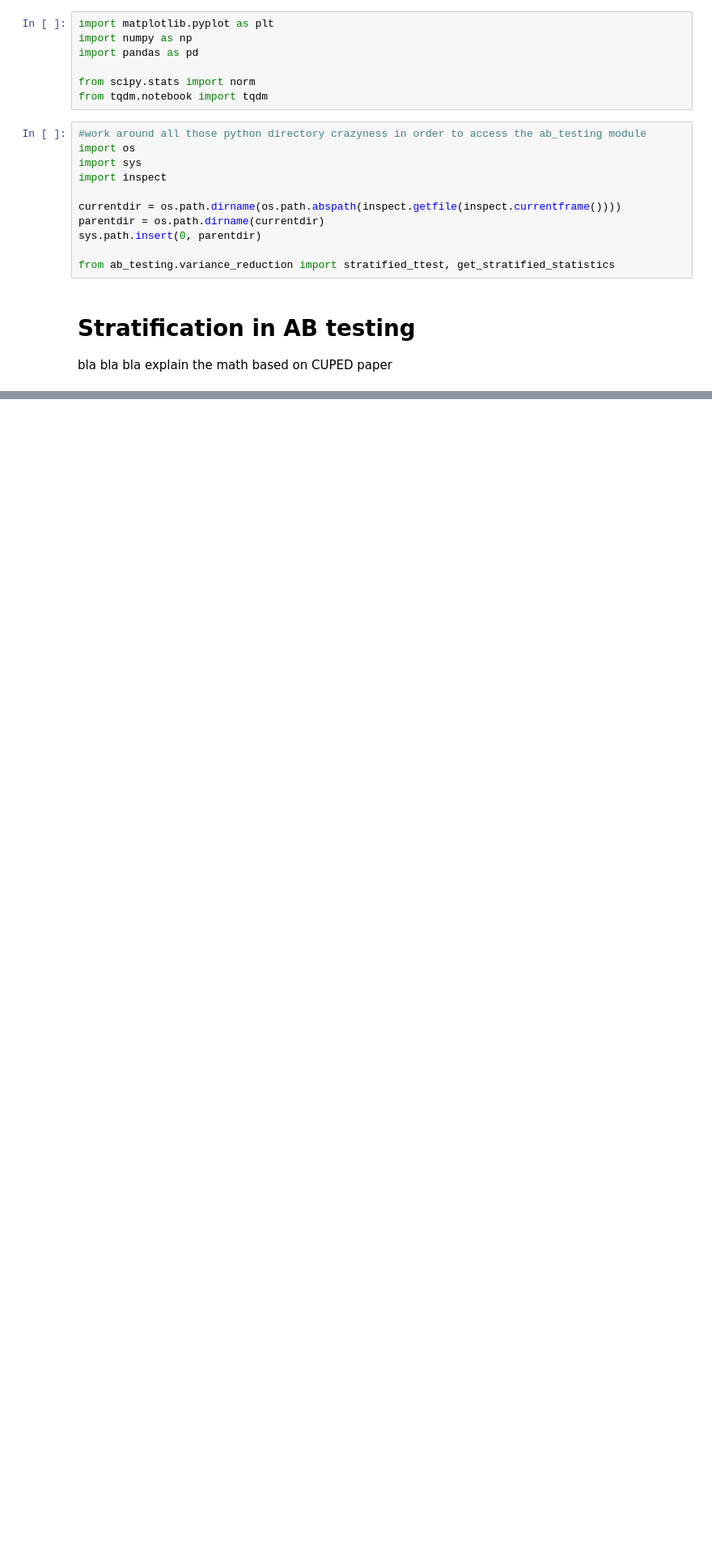
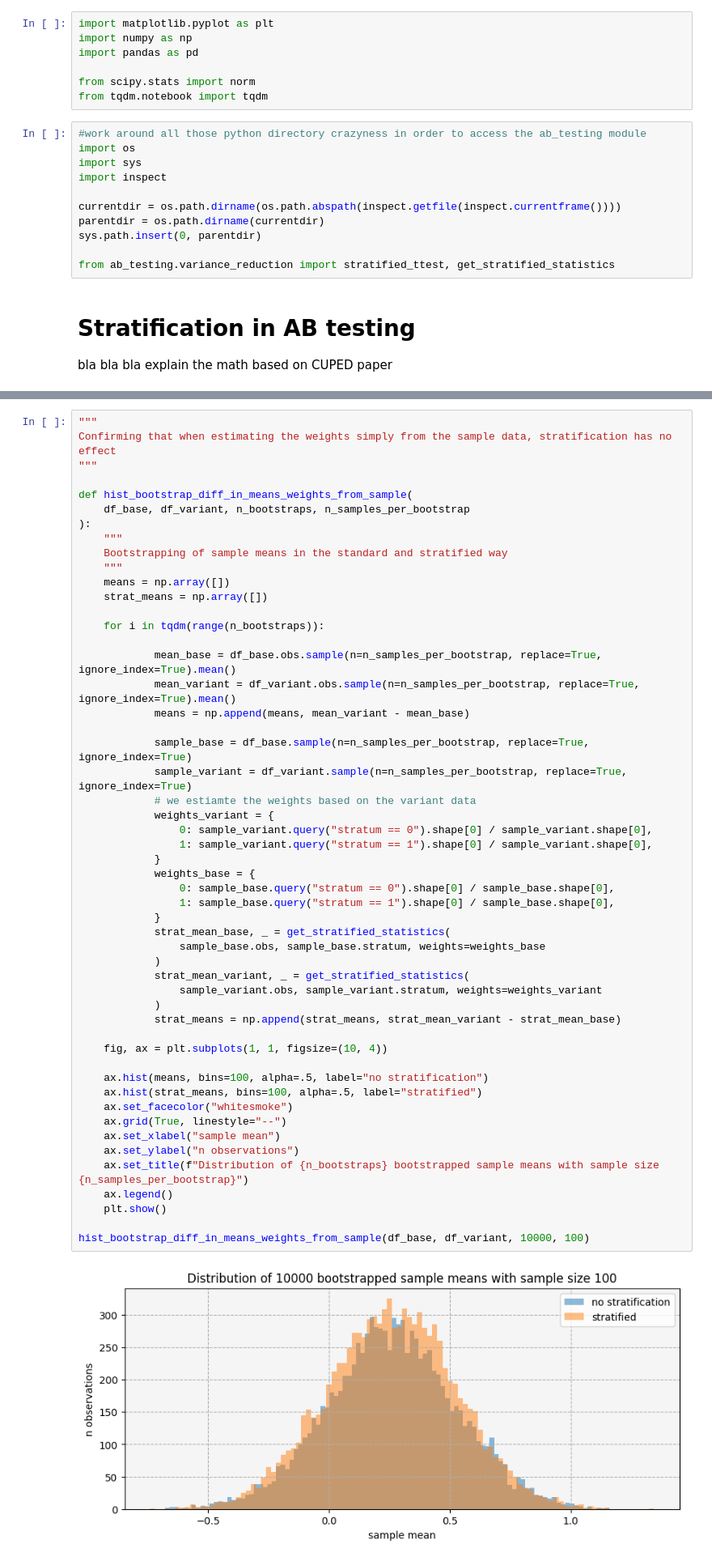
Before and after one commit to wol-e/ab_testing, a Jupyter notebook: notebooks/stratified_ab_test.ipynb, the cells around one changed output, grey strips where cells are left out. Shown at 81% size. Drawn from its saved outputs; the diff is of its cells as text; blank space fills up the shorter version.

```diff
--- a/notebooks/stratified_ab_test.ipynb
+++ b/notebooks/stratified_ab_test.ipynb
@@ -118,0 +137,54 @@ hist_bootstrap_diff_in_means(df_base, df_variant, 1000, 30000, {0: .5, 1: .5})
+# %%
+"""
+Confirming that when estimating the weights simply from the sample data, stratification has no effect
+"""
+
+def hist_bootstrap_diff_in_means_weights_from_sample(
+    df_base, df_variant, n_bootstraps, n_samples_per_bootstrap
+):
+    """
+    Bootstrapping of sample means in the standard and stratified way
+    """
+    means = np.array([])
+    strat_means = np.array([])
+
+    for i in tqdm(range(n_bootstraps)):
+
+            mean_base = df_base.obs.sample(n=n_samples_per_bootstrap, replace=True, ignore_index=True).mean()
+            mean_variant = df_variant.obs.sample(n=n_samples_per_bootstrap, replace=True, ignore_index=True).mean()
+            means = np.append(means, mean_variant - mean_base)
+
+            sample_base = df_base.sample(n=n_samples_per_bootstrap, replace=True, ignore_index=True)
+            sample_variant = df_variant.sample(n=n_samples_per_bootstrap, replace=True, ignore_index=True)
+            # we estiamte the weights based on the variant data
+            weights_variant = {
+                0: sample_variant.query("stratum == 0").shape[0] / sample_variant.shape[0],
+                1: sample_variant.query("stratum == 1").shape[0] / sample_variant.shape[0],
+            }
+            weights_base = {
+                0: sample_base.query("stratum == 0").shape[0] / sample_base.shape[0],
+                1: sample_base.query("stratum == 1").shape[0] / sample_base.shape[0],
+            }
+            strat_mean_base, _ = get_stratified_statistics(
+                sample_base.obs, sample_base.stratum, weights=weights_base
+            )
+            strat_mean_variant, _ = get_stratified_statistics(
+                sample_variant.obs, sample_variant.stratum, weights=weights_variant
+            )
+            strat_means = np.append(strat_means, strat_mean_variant - strat_mean_base)
+
+    fig, ax = plt.subplots(1, 1, figsize=(10, 4))
+
+    ax.hist(means, bins=100, alpha=.5, label="no stratification")
+    ax.hist(strat_means, bins=100, alpha=.5, label="stratified")
+    ax.set_facecolor("whitesmoke")
+    ax.grid(True, linestyle="--")
+    ax.set_xlabel("sample mean")
+    ax.set_ylabel("n observations")
+    ax.set_title(f"Distribution of {n_bootstraps} bootstrapped sample means with sample size {n_samples_per_bootstrap}")
+    ax.legend()
+    plt.show()
+
+hist_bootstrap_diff_in_means_weights_from_sample(df_base, df_variant, 10000, 100)
+# %% [output]
+[figure, added]
```
Also changed, not shown: parts of 9 cells of this notebook.
